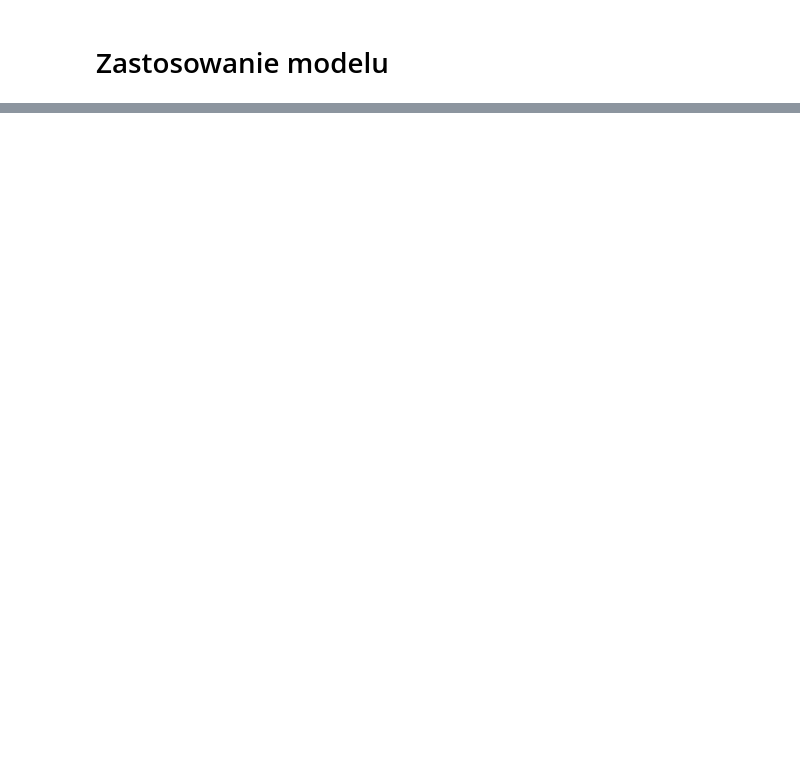
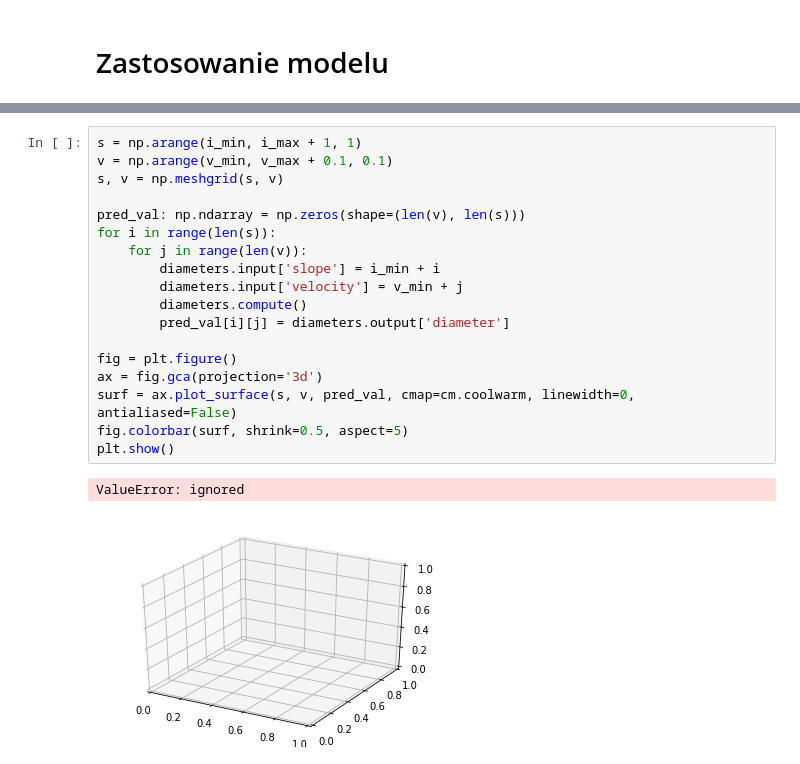
Before and after one commit to BuczynskiRafal/pipe_calculations, a Jupyter notebook: fuzzy logic.ipynb, the cells around one changed output, grey strips where cells are left out. Cells and saved outputs as stored; diff of their text form; blank space fills up the shorter version.

```diff
--- a/fuzzy logic.ipynb
+++ b/fuzzy logic.ipynb
@@ -257,0 +265,21 @@ ValueError: ignored
+# %%
+s = np.arange(i_min, i_max + 1, 1)
+v = np.arange(v_min, v_max + 0.1, 0.1)
+s, v = np.meshgrid(s, v)
+
+pred_val: np.ndarray = np.zeros(shape=(len(v), len(s)))
+for i in range(len(s)):
+    for j in range(len(v)):
+        diameters.input['slope'] = i_min + i
+        diameters.input['velocity'] = v_min + j
+        diameters.compute()
+        pred_val[i][j] = diameters.output['diameter']
+
+fig = plt.figure()
+ax = fig.gca(projection='3d')
+surf = ax.plot_surface(s, v, pred_val, cmap=cm.coolwarm, linewidth=0, antialiased=False)
+fig.colorbar(surf, shrink=0.5, aspect=5)
+plt.show()
+# %% [output]
+ValueError: ignored
+[figure, added]
```
Also changed, not shown: parts of 7 cells of this notebook.
